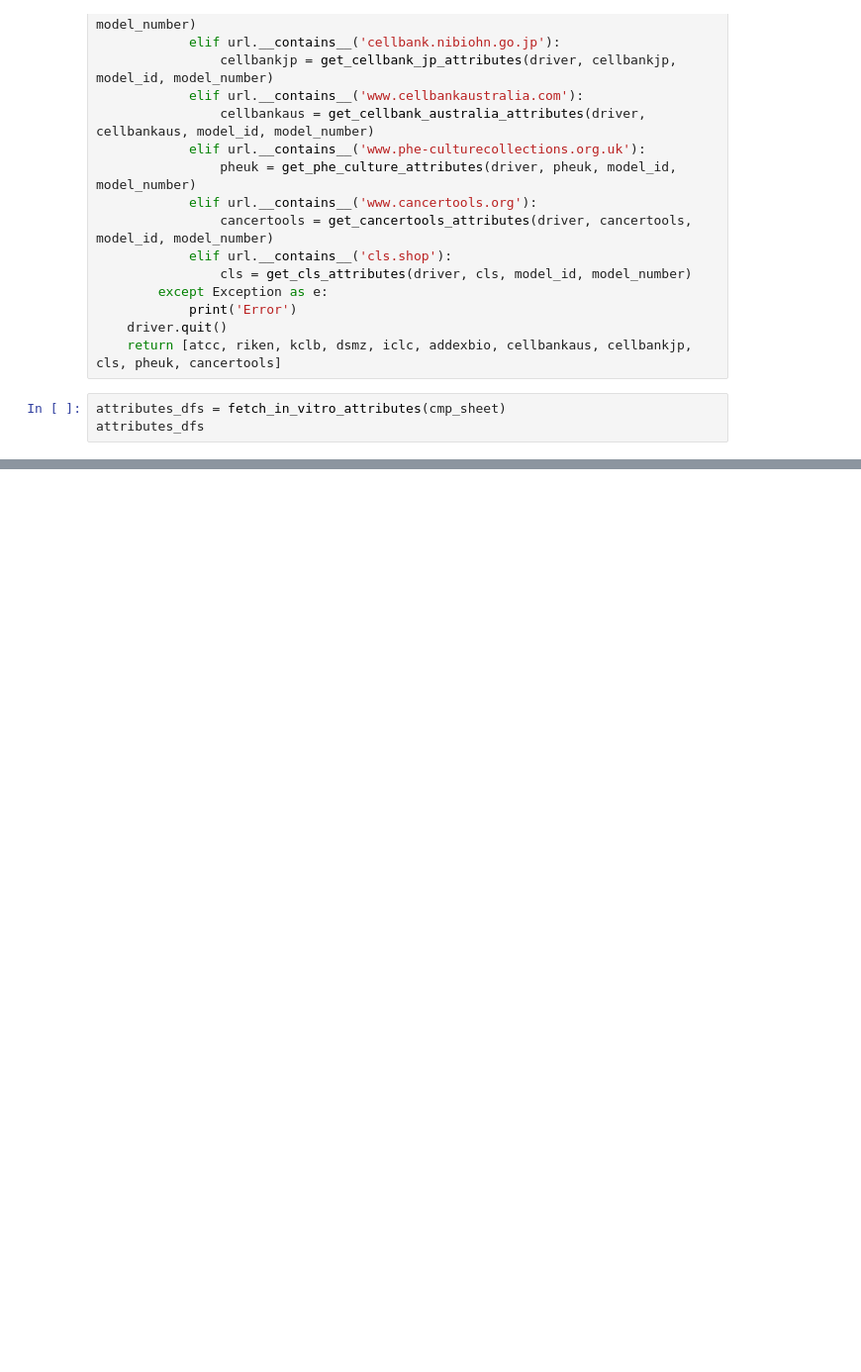
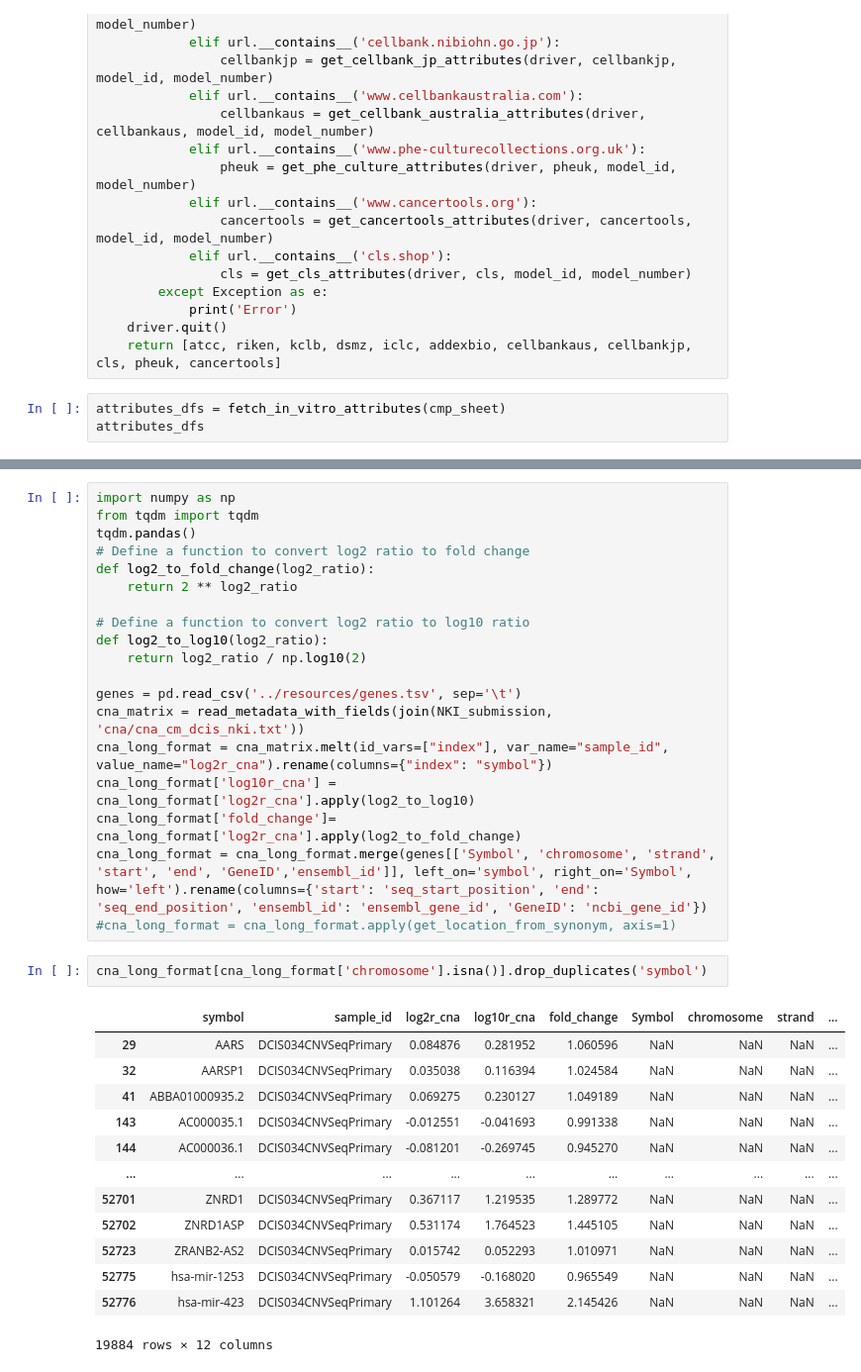
Before and after one commit to PDCMFinder/PdcmDataTransformers, a Jupyter notebook: Clean-up-scripts/Data_cleanup.ipynb, the cells around one changed output, grey strips where cells are left out. Shown at 99% size. Drawn from its saved outputs; the diff is of its cells as text; blank space fills up the shorter version.

```diff
--- a/Clean-up-scripts/Data_cleanup.ipynb
+++ b/Clean-up-scripts/Data_cleanup.ipynb
@@ -2508,0 +2603,35 @@ cmp_sheet
+# %%
+import numpy as np
+from tqdm import tqdm
+tqdm.pandas()
+# Define a function to convert log2 ratio to fold change
+def log2_to_fold_change(log2_ratio):
+    return 2 ** log2_ratio
+
+# Define a function to convert log2 ratio to log10 ratio
+def log2_to_log10(log2_ratio):
+    return log2_ratio / np.log10(2)
+
+genes = pd.read_csv('../resources/genes.tsv', sep='\t')
+cna_matrix = read_metadata_with_fields(join(NKI_submission, 'cna/cna_cm_dcis_nki.txt'))
+cna_long_format = cna_matrix.melt(id_vars=["index"], var_name="sample_id", value_name="log2r_cna").rename(columns={"index": "symbol"})
+cna_long_format['log10r_cna'] = cna_long_format['log2r_cna'].apply(log2_to_log10)
+cna_long_format['fold_change']= cna_long_format['log2r_cna'].apply(log2_to_fold_change)
+cna_long_format = cna_long_format.merge(genes[['Symbol', 'chromosome', 'strand', 'start', 'end', 'GeneID','ensembl_id']], left_on='symbol', right_on='Symbol', how='left').rename(columns={'start': 'seq_start_position', 'end': 'seq_end_position', 'ensembl_id': 'ensembl_gene_id', 'GeneID': 'ncbi_gene_id'})
+#cna_long_format = cna_long_format.apply(get_location_from_synonym, axis=1)
+# %%
+cna_long_format[cna_long_format['chromosome'].isna()].drop_duplicates('symbol')
+# %% [output]
+|  | symbol | sample_id | log2r_cna | log10r_cna | fold_change | Symbol | chromosome | strand | ... |
+| 29 | AARS | DCIS034CNVSeqPrimary | 0.084876 | 0.281952 | 1.060596 | NaN | NaN | NaN | ... |
+| 32 | AARSP1 | DCIS034CNVSeqPrimary | 0.035038 | 0.116394 | 1.024584 | NaN | NaN | NaN | ... |
+| 41 | ABBA01000935.2 | DCIS034CNVSeqPrimary | 0.069275 | 0.230127 | 1.049189 | NaN | NaN | NaN | ... |
+| 143 | AC000035.1 | DCIS034CNVSeqPrimary | -0.012551 | -0.041693 | 0.991338 | NaN | NaN | NaN | ... |
+| 144 | AC000036.1 | DCIS034CNVSeqPrimary | -0.081201 | -0.269745 | 0.945270 | NaN | NaN | NaN | ... |
+| ... | ... | ... | ... | ... | ... | ... | ... | ... | ... |
+| 52701 | ZNRD1 | DCIS034CNVSeqPrimary | 0.367117 | 1.219535 | 1.289772 | NaN | NaN | NaN | ... |
+| 52702 | ZNRD1ASP | DCIS034CNVSeqPrimary | 0.531174 | 1.764523 | 1.445105 | NaN | NaN | NaN | ... |
+| 52723 | ZRANB2-AS2 | DCIS034CNVSeqPrimary | 0.015742 | 0.052293 | 1.010971 | NaN | NaN | NaN | ... |
+| 52775 | hsa-mir-1253 | DCIS034CNVSeqPrimary | -0.050579 | -0.168020 | 0.965549 | NaN | NaN | NaN | ... |
+| 52776 | hsa-mir-423 | DCIS034CNVSeqPrimary | 1.101264 | 3.658321 | 2.145426 | NaN | NaN | NaN | ... |
+19884 rows × 12 columns
```
Also changed, not shown: parts of 33 cells of this notebook, 18 other files.
